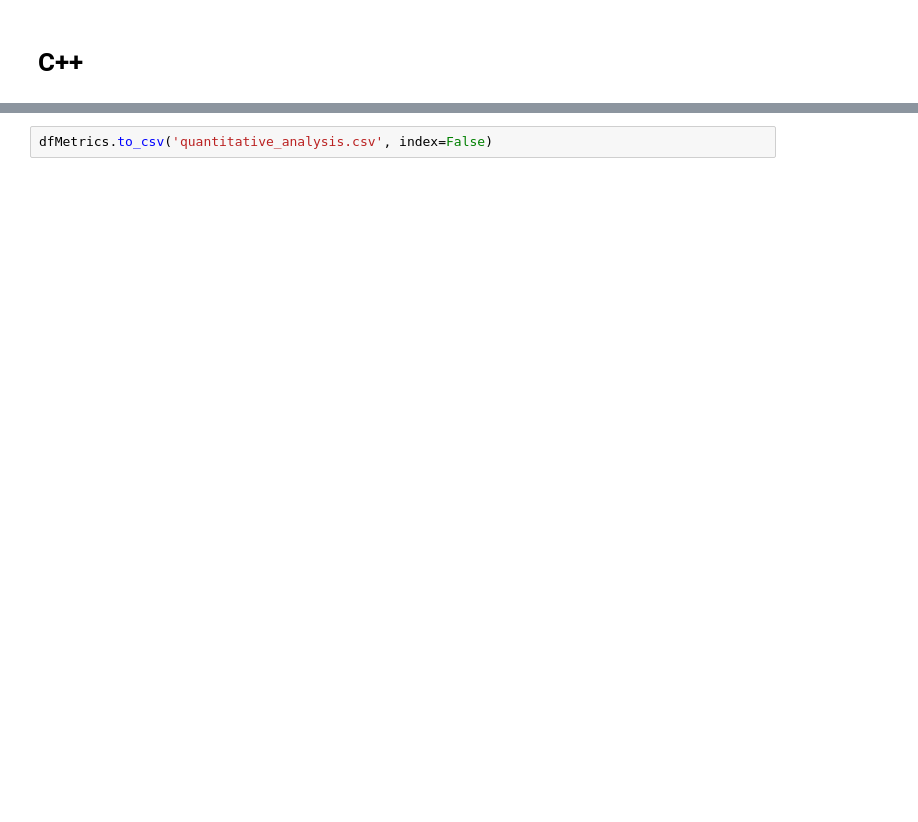
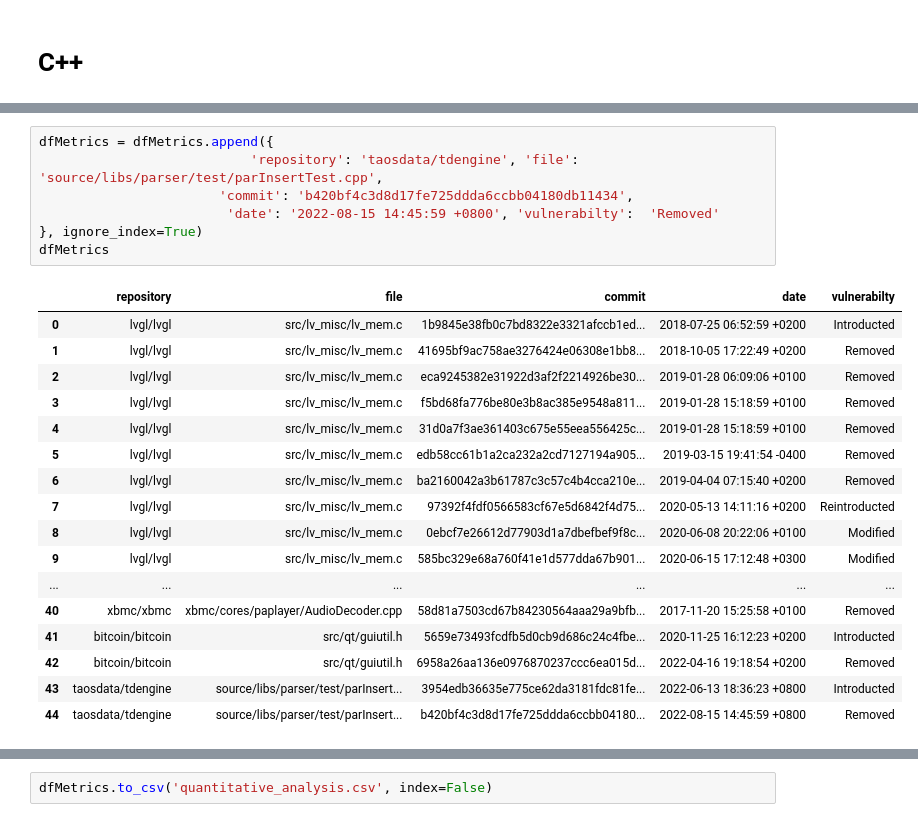
Before and after one commit to graziavarone/StackOverflow-Vulnerabilities-Evolution-In-GitHub, a Jupyter notebook: 2-Vulnerability_Propagation/5-Quantitative Analysis.ipynb, the cells around one changed output, grey strips where cells are left out. Drawn from its saved outputs; the diff is of its cells as text; blank space fills up the shorter version.

```diff
--- a/2-Vulnerability_Propagation/5-Quantitative Analysis.ipynb
+++ b/2-Vulnerability_Propagation/5-Quantitative Analysis.ipynb
@@ -164,3 +196,28 @@ for i in range(len(cpp_histories)):
+# %%
+dfMetrics = dfMetrics.append({
+                           'repository': 'taosdata/tdengine', 'file': 'source/libs/parser/test/parInsertTest.cpp',
+                       'commit': 'b420bf4c3d8d17fe725ddda6ccbb04180db11434',
+                        'date': '2022-08-15 14:45:59 +0800', 'vulnerabilty':  'Removed'
+}, ignore_index=True)
+dfMetrics
+# %% [output]
+|  | repository | file | commit | date | vulnerabilty |
+| 0 | lvgl/lvgl | src/lv_misc/lv_mem.c | 1b9845e38fb0c7bd8322e3321afccb1ed... | 2018-07-25 06:52:59 +0200 | Introducted |
+| 1 | lvgl/lvgl | src/lv_misc/lv_mem.c | 41695bf9ac758ae3276424e06308e1bb8... | 2018-10-05 17:22:49 +0200 | Removed |
+| 2 | lvgl/lvgl | src/lv_misc/lv_mem.c | eca9245382e31922d3af2f2214926be30... | 2019-01-28 06:09:06 +0100 | Removed |
+| 3 | lvgl/lvgl | src/lv_misc/lv_mem.c | f5bd68fa776be80e3b8ac385e9548a811... | 2019-01-28 15:18:59 +0100 | Removed |
+| 4 | lvgl/lvgl | src/lv_misc/lv_mem.c | 31d0a7f3ae361403c675e55eea556425c... | 2019-01-28 15:18:59 +0100 | Removed |
+| 5 | lvgl/lvgl | src/lv_misc/lv_mem.c | edb58cc61b1a2ca232a2cd7127194a905... | 2019-03-15 19:41:54 -0400 | Removed |
+| 6 | lvgl/lvgl | src/lv_misc/lv_mem.c | ba2160042a3b61787c3c57c4b4cca210e... | 2019-04-04 07:15:40 +0200 | Removed |
+| 7 | lvgl/lvgl | src/lv_misc/lv_mem.c | 97392f4fdf0566583cf67e5d6842f4d75... | 2020-05-13 14:11:16 +0200 | Reintroducted |
+| 8 | lvgl/lvgl | src/lv_misc/lv_mem.c | 0ebcf7e26612d77903d1a7dbefbef9f8c... | 2020-06-08 20:22:06 +0100 | Modified |
+| 9 | lvgl/lvgl | src/lv_misc/lv_mem.c | 585bc329e68a760f41e1d577dda67b901... | 2020-06-15 17:12:48 +0300 | Modified |
+| ... | ... | ... | ... | ... | ... |
+| 40 | xbmc/xbmc | xbmc/cores/paplayer/AudioDecoder.cpp | 58d81a7503cd67b84230564aaa29a9bfb... | 2017-11-20 15:25:58 +0100 | Removed |
+| 41 | bitcoin/bitcoin | src/qt/guiutil.h | 5659e73493fcdfb5d0cb9d686c24c4fbe... | 2020-11-25 16:12:23 +0200 | Introducted |
+| 42 | bitcoin/bitcoin | src/qt/guiutil.h | 6958a26aa136e0976870237ccc6ea015d... | 2022-04-16 19:18:54 +0200 | Removed |
+| 43 | taosdata/tdengine | source/libs/parser/test/parInsert... | 3954edb36635e775ce62da3181fdc81fe... | 2022-06-13 18:36:23 +0800 | Introducted |
+| 44 | taosdata/tdengine | source/libs/parser/test/parInsert... | b420bf4c3d8d17fe725ddda6ccbb04180... | 2022-08-15 14:45:59 +0800 | Removed |
 # %%
 dfMetrics = dfMetrics.reset_index(drop=True)
 dfMetrics
```
Also changed, not shown: parts of 10 cells of this notebook, 3 other files.
